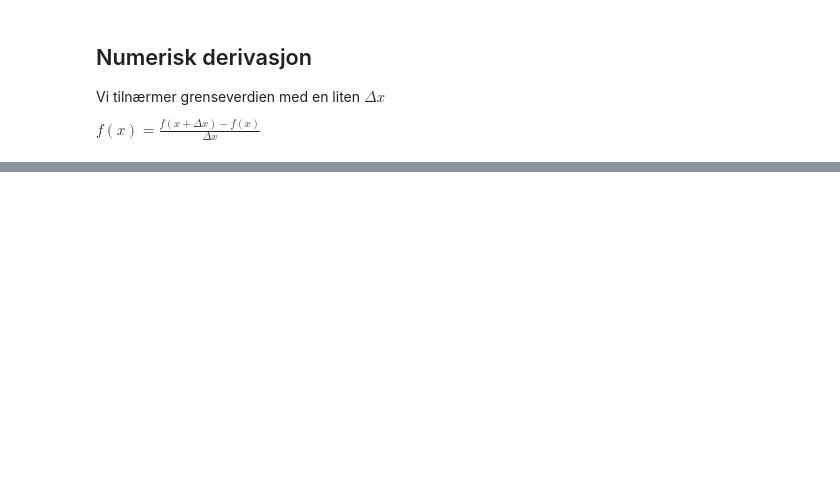
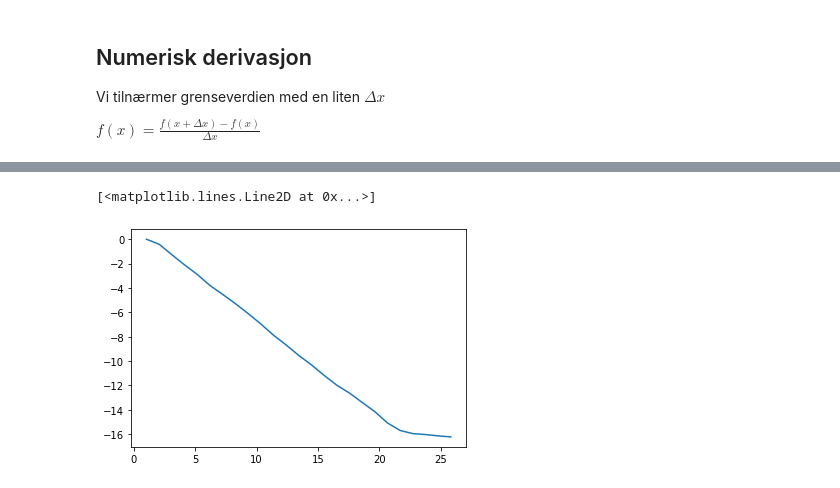
Before and after one commit to mattiastofte/promod, a Jupyter notebook: numeriske metoder/derivasjon.ipynb, the cells around one changed output, grey strips where cells are left out. Saved outputs shown, nothing was run; the diff lists cells and outputs as text; code cells hidden in the pictures; blank space fills up the shorter version.

```diff
--- a/numeriske metoder/derivasjon.ipynb
+++ b/numeriske metoder/derivasjon.ipynb
@@ -38,0 +44,10 @@ for standardform in verdier:
+# %%
+data = loadtxt('heistur.csv', skiprows = 1, delimiter = ',')
+# %%
+tid = data[:,0]
+posisjon = data[:,2]
+
+plot(tid,posisjon)
+# %% [output]
+[<matplotlib.lines.Line2D at 0x...>]
+[figure, added]
```
Also changed, not shown: parts of 11 cells of this notebook, 2 other files.
